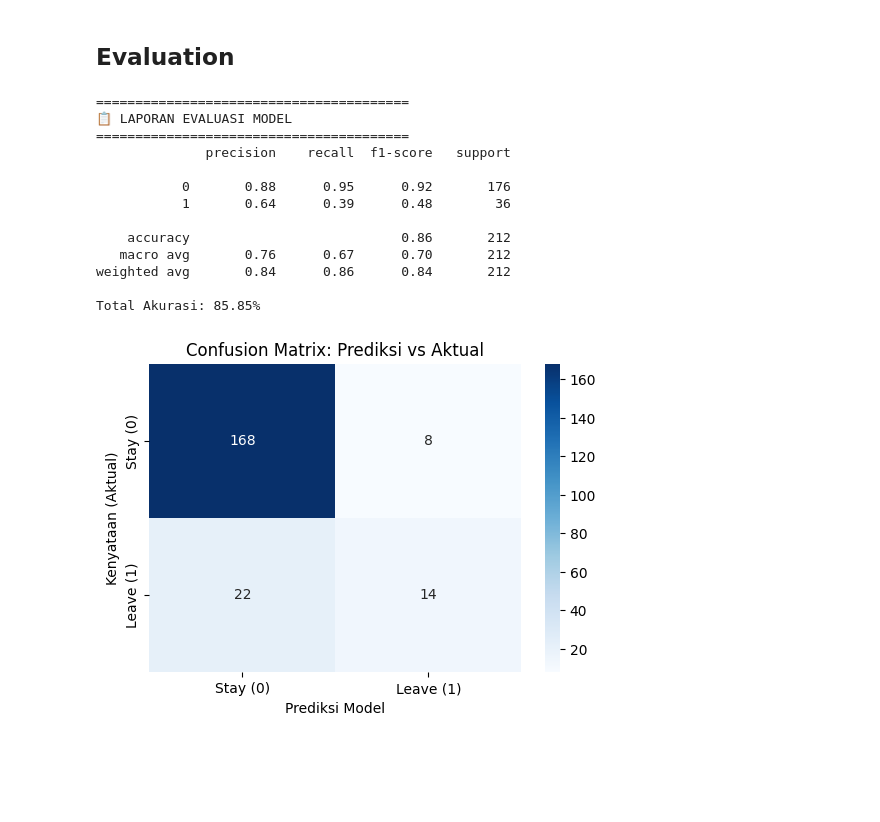
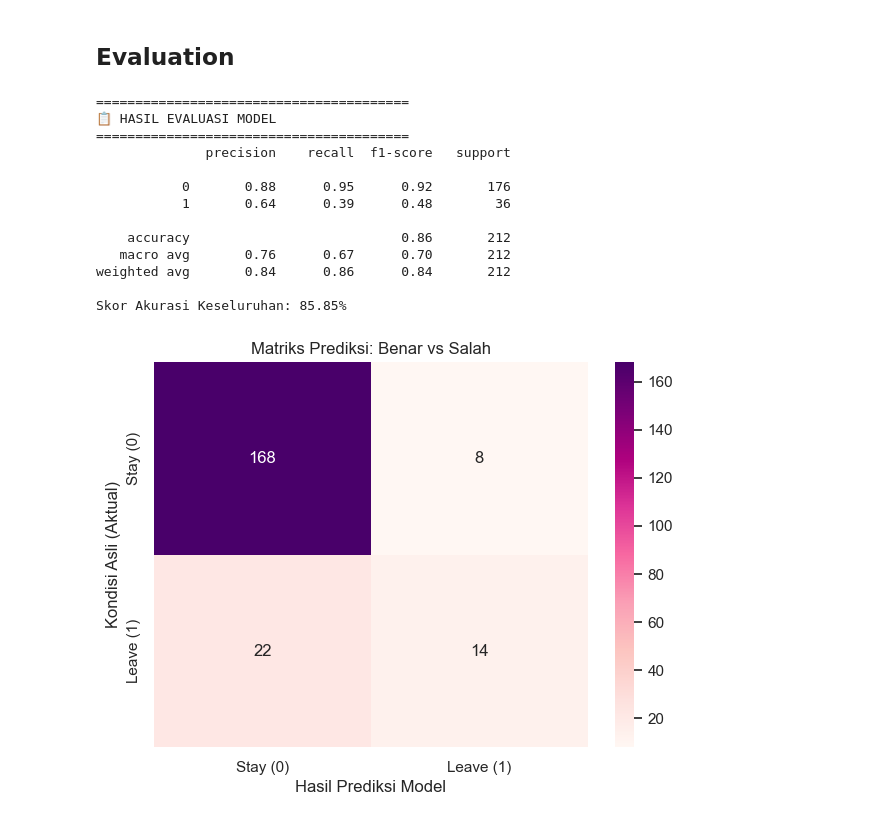
Before and after one commit to AnaRosyidah/a590_proyek_pertama, a Jupyter notebook: notebook.ipynb, the cells around one changed output. Drawn from its saved outputs; the diff is of its cells as text; code cells hidden in the pictures; blank space fills up the shorter version.

```diff
--- a/notebook.ipynb
+++ b/notebook.ipynb
@@ -222,11 +261,0 @@ Name: count, dtype: int64
-# %%
-# 3. Encoding fitur
-# df_encoded = pd.get_dummies(df.drop('Attrition', axis=1), drop_first=True)
-# df_encoded['Attrition'] = df['Attrition']
-
-# Mengubah variabel kategori menjadi dummy variables
-# drop_first=True untuk menghindari dummy variable trap
-X = df.drop('Attrition', axis=1)
-y = df['Attrition']
-
-X_encoded = pd.get_dummies(X, drop_first=True)
@@ -437,39 +306,40 @@ print("✅ Modeling selesai: Model telah dilatih dengan data yang diskalakan dan
 # %%
 from sklearn.metrics import classification_report, confusion_matrix, accuracy_score
 import seaborn as sns
 import matplotlib.pyplot as plt
 
-# A. Prediksi
+# 1. Prediksi pada Data Uji
 y_pred = model.predict(X_test_scaled)
 
-# B. Laporan Metrik
+# 2. Menampilkan Metrik Evaluasi
 print("\n" + "="*40)
-print("📋 LAPORAN EVALUASI MODEL")
+print("📋 HASIL EVALUASI MODEL")
 print("="*40)
 print(classification_report(y_test, y_pred))
-print(f"Total Akurasi: {accuracy_score(y_test, y_pred):.2%}")
+print(f"Skor Akurasi Keseluruhan: {accuracy_score(y_test, y_pred):.2%}")
 
-# C. Visualisasi Matrix
-plt.figure(figsize=(6, 4))
-sns.heatmap(confusion_matrix(y_test, y_pred), annot=True, fmt='d', cmap='Blues',
+# 3. Visualisasi Confusion Matrix
+plt.figure(figsize=(7, 5))
+cm = confusion_matrix(y_test, y_pred)
+sns.heatmap(cm, annot=True, fmt='d', cmap='RdPu',
             xticklabels=['Stay (0)', 'Leave (1)'],
             yticklabels=['Stay (0)', 'Leave (1)'])
-plt.title('Confusion Matrix: Prediksi vs Aktual')
-plt.xlabel('Prediksi Model')
-plt.ylabel('Kenyataan (Aktual)')
+plt.title('Matriks Prediksi: Benar vs Salah')
+plt.xlabel('Hasil Prediksi Model')
+plt.ylabel('Kondisi Asli (Aktual)')
 plt.show()
 # %% [output]
 ========================================
-📋 LAPORAN EVALUASI MODEL
+📋 HASIL EVALUASI MODEL
 ========================================
               precision    recall  f1-score   support
 
            0       0.88      0.95      0.92       176
            1       0.64      0.39      0.48        36
 
     accuracy                           0.86       212
    macro avg       0.76      0.67      0.70       212
 weighted avg       0.84      0.86      0.84       212
 
-Total Akurasi: 85.85%
+Skor Akurasi Keseluruhan: 85.85%
-[figure, old version]
+[figure, new version]
```
Also changed, not shown: parts of 33 cells of this notebook, 7 other files.
